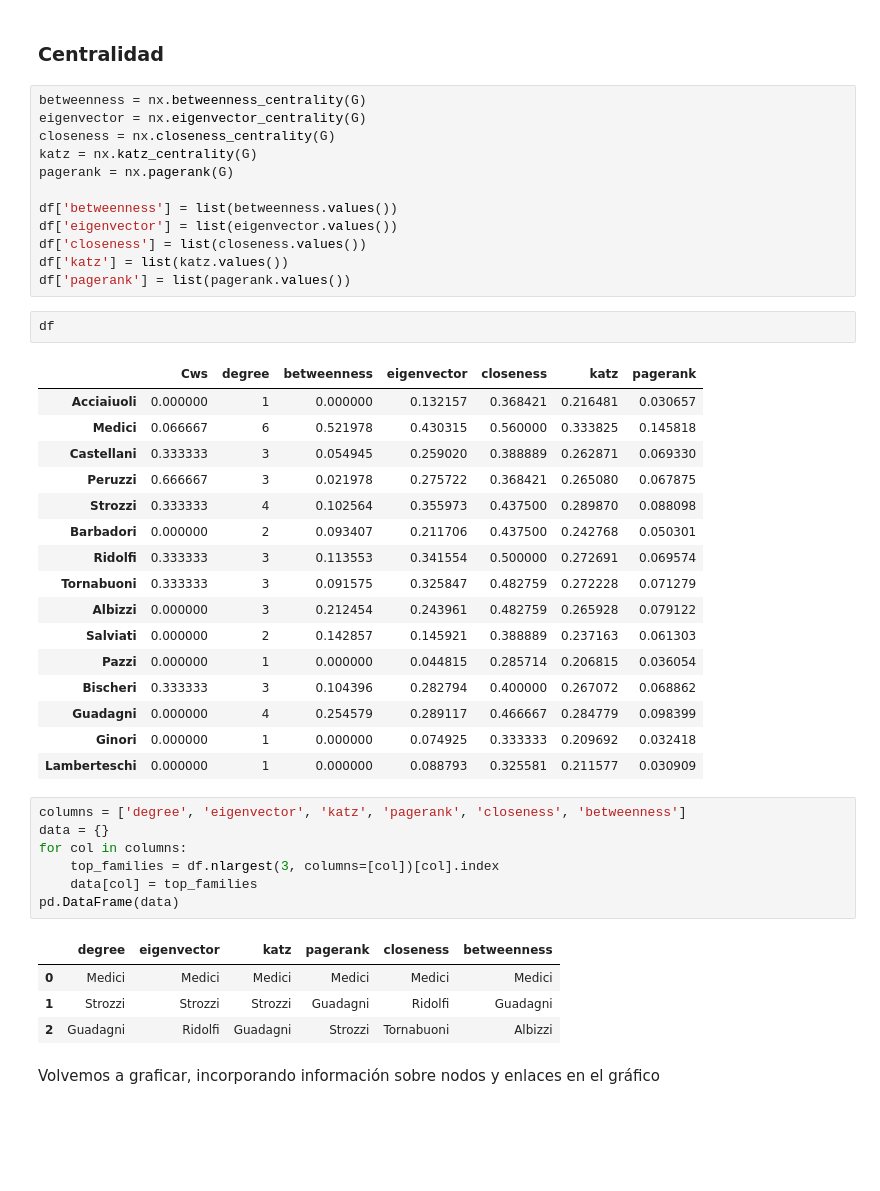
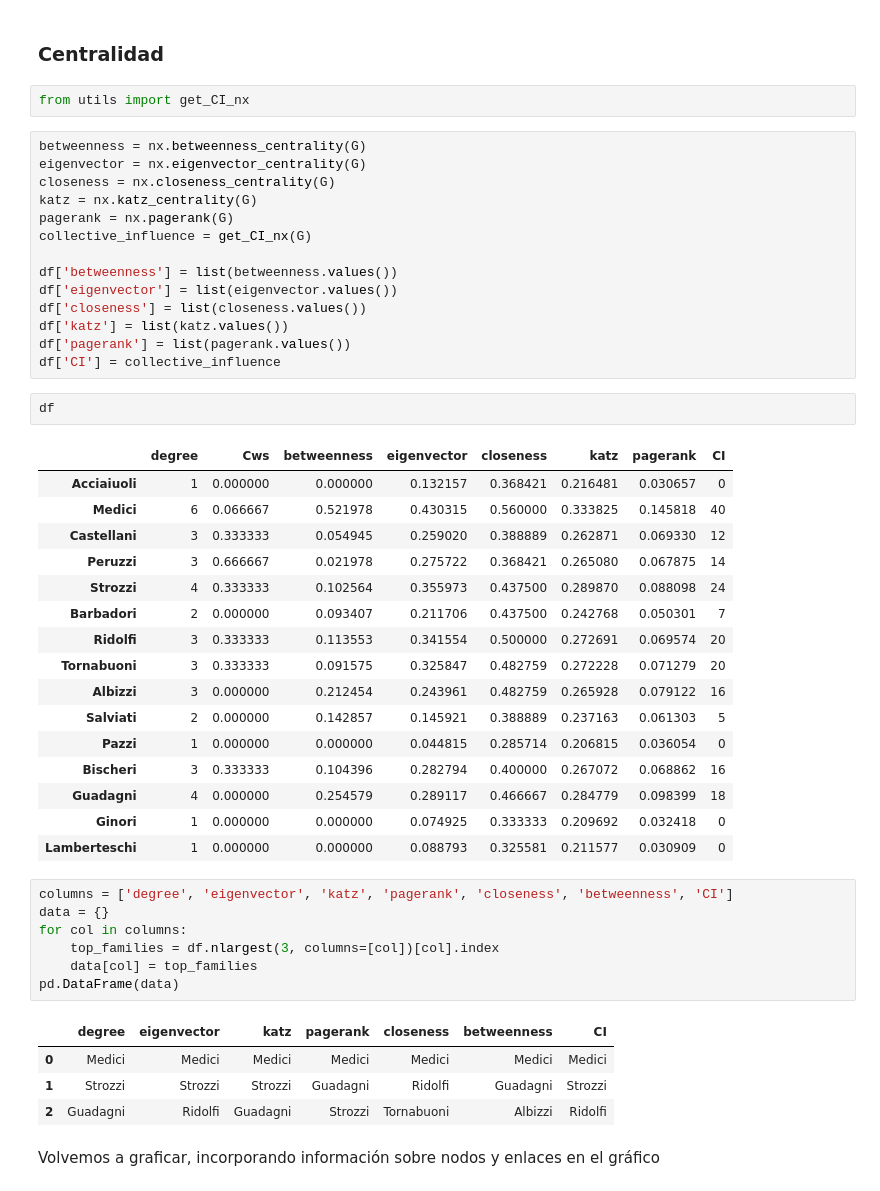
Before and after one commit to nahuelalmeira/graphMachineLearning, a Jupyter notebook: notebooks/Notebook1_Familias_Florentinas.ipynb, the cells around one changed output. Cells and saved outputs as stored; diff of their text form; blank space fills up the shorter version.

Commit message:
Add collective influence

```diff
--- a/notebooks/Notebook1_Familias_Florentinas.ipynb
+++ b/notebooks/Notebook1_Familias_Florentinas.ipynb
@@ -217,48 +225,52 @@ df
 # %% [markdown]
 ### Centralidad
+# %%
+from utils import get_CI_nx
 # %%
 betweenness = nx.betweenness_centrality(G)
 eigenvector = nx.eigenvector_centrality(G)
 closeness = nx.closeness_centrality(G)
 katz = nx.katz_centrality(G)
 pagerank = nx.pagerank(G)
+collective_influence = get_CI_nx(G)
 
 df['betweenness'] = list(betweenness.values())
 df['eigenvector'] = list(eigenvector.values())
 df['closeness'] = list(closeness.values())
 df['katz'] = list(katz.values())
 df['pagerank'] = list(pagerank.values())
+df['CI'] = collective_influence
 # %%
 df
 # %% [output]
-|  | Cws | degree | betweenness | eigenvector | closeness | katz | pagerank |
-| Acciaiuoli | 0.000000 | 1 | 0.000000 | 0.132157 | 0.368421 | 0.216481 | 0.030657 |
-| Medici | 0.066667 | 6 | 0.521978 | 0.430315 | 0.560000 | 0.333825 | 0.145818 |
-| Castellani | 0.333333 | 3 | 0.054945 | 0.259020 | 0.388889 | 0.262871 | 0.069330 |
-| Peruzzi | 0.666667 | 3 | 0.021978 | 0.275722 | 0.368421 | 0.265080 | 0.067875 |
-| Strozzi | 0.333333 | 4 | 0.102564 | 0.355973 | 0.437500 | 0.289870 | 0.088098 |
-| Barbadori | 0.000000 | 2 | 0.093407 | 0.211706 | 0.437500 | 0.242768 | 0.050301 |
-| Ridolfi | 0.333333 | 3 | 0.113553 | 0.341554 | 0.500000 | 0.272691 | 0.069574 |
-| Tornabuoni | 0.333333 | 3 | 0.091575 | 0.325847 | 0.482759 | 0.272228 | 0.071279 |
-| Albizzi | 0.000000 | 3 | 0.212454 | 0.243961 | 0.482759 | 0.265928 | 0.079122 |
-| Salviati | 0.000000 | 2 | 0.142857 | 0.145921 | 0.388889 | 0.237163 | 0.061303 |
-| Pazzi | 0.000000 | 1 | 0.000000 | 0.044815 | 0.285714 | 0.206815 | 0.036054 |
-| Bischeri | 0.333333 | 3 | 0.104396 | 0.282794 | 0.400000 | 0.267072 | 0.068862 |
-| Guadagni | 0.000000 | 4 | 0.254579 | 0.289117 | 0.466667 | 0.284779 | 0.098399 |
-| Ginori | 0.000000 | 1 | 0.000000 | 0.074925 | 0.333333 | 0.209692 | 0.032418 |
-| Lamberteschi | 0.000000 | 1 | 0.000000 | 0.088793 | 0.325581 | 0.211577 | 0.030909 |
+|  | degree | Cws | betweenness | eigenvector | closeness | katz | pagerank | CI |
+| Acciaiuoli | 1 | 0.000000 | 0.000000 | 0.132157 | 0.368421 | 0.216481 | 0.030657 | 0 |
+| Medici | 6 | 0.066667 | 0.521978 | 0.430315 | 0.560000 | 0.333825 | 0.145818 | 40 |
+| Castellani | 3 | 0.333333 | 0.054945 | 0.259020 | 0.388889 | 0.262871 | 0.069330 | 12 |
+| Peruzzi | 3 | 0.666667 | 0.021978 | 0.275722 | 0.368421 | 0.265080 | 0.067875 | 14 |
+| Strozzi | 4 | 0.333333 | 0.102564 | 0.355973 | 0.437500 | 0.289870 | 0.088098 | 24 |
+| Barbadori | 2 | 0.000000 | 0.093407 | 0.211706 | 0.437500 | 0.242768 | 0.050301 | 7 |
+| Ridolfi | 3 | 0.333333 | 0.113553 | 0.341554 | 0.500000 | 0.272691 | 0.069574 | 20 |
+| Tornabuoni | 3 | 0.333333 | 0.091575 | 0.325847 | 0.482759 | 0.272228 | 0.071279 | 20 |
+| Albizzi | 3 | 0.000000 | 0.212454 | 0.243961 | 0.482759 | 0.265928 | 0.079122 | 16 |
+| Salviati | 2 | 0.000000 | 0.142857 | 0.145921 | 0.388889 | 0.237163 | 0.061303 | 5 |
+| Pazzi | 1 | 0.000000 | 0.000000 | 0.044815 | 0.285714 | 0.206815 | 0.036054 | 0 |
+| Bischeri | 3 | 0.333333 | 0.104396 | 0.282794 | 0.400000 | 0.267072 | 0.068862 | 16 |
+| Guadagni | 4 | 0.000000 | 0.254579 | 0.289117 | 0.466667 | 0.284779 | 0.098399 | 18 |
+| Ginori | 1 | 0.000000 | 0.000000 | 0.074925 | 0.333333 | 0.209692 | 0.032418 | 0 |
+| Lamberteschi | 1 | 0.000000 | 0.000000 | 0.088793 | 0.325581 | 0.211577 | 0.030909 | 0 |
 # %%
-columns = ['degree', 'eigenvector', 'katz', 'pagerank', 'closeness', 'betweenness']
+columns = ['degree', 'eigenvector', 'katz', 'pagerank', 'closeness', 'betweenness', 'CI']
 data = {}
 for col in columns:
     top_families = df.nlargest(3, columns=[col])[col].index
     data[col] = top_families
 pd.DataFrame(data)
 # %% [output]
-|  | degree | eigenvector | katz | pagerank | closeness | betweenness |
-| 0 | Medici | Medici | Medici | Medici | Medici | Medici |
-| 1 | Strozzi | Strozzi | Strozzi | Guadagni | Ridolfi | Guadagni |
-| 2 | Guadagni | Ridolfi | Guadagni | Strozzi | Tornabuoni | Albizzi |
+|  | degree | eigenvector | katz | pagerank | closeness | betweenness | CI |
+| 0 | Medici | Medici | Medici | Medici | Medici | Medici | Medici |
+| 1 | Strozzi | Strozzi | Strozzi | Guadagni | Ridolfi | Guadagni | Strozzi |
+| 2 | Guadagni | Ridolfi | Guadagni | Strozzi | Tornabuoni | Albizzi | Ridolfi |
 # %% [markdown]
 Volvemos a graficar, incorporando información sobre nodos y enlaces en el gráfico
 # %%
```
Also changed, not shown: parts of 3 cells of this notebook, 1 other file.
